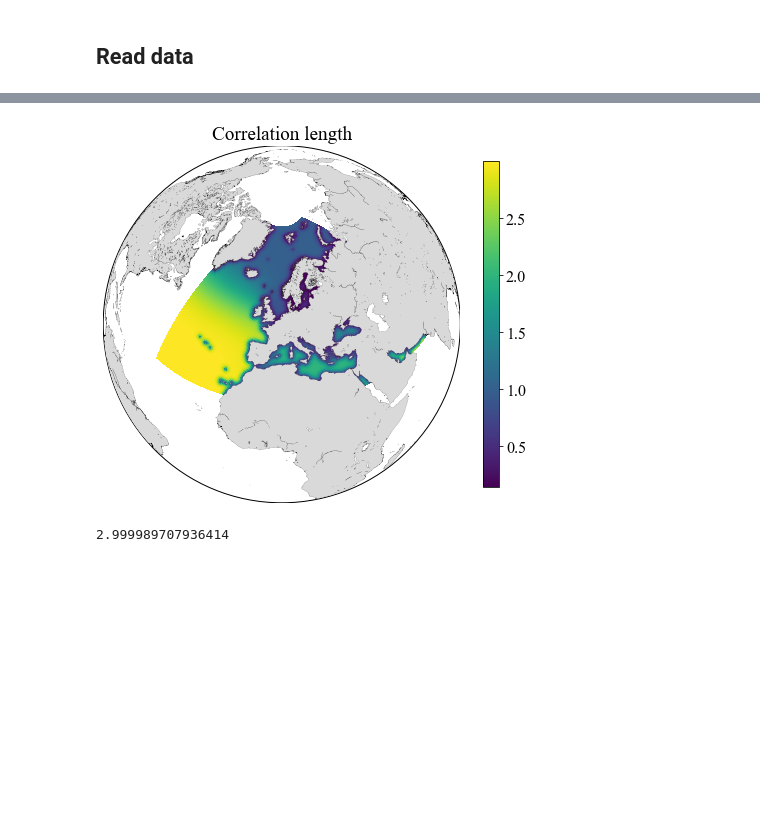
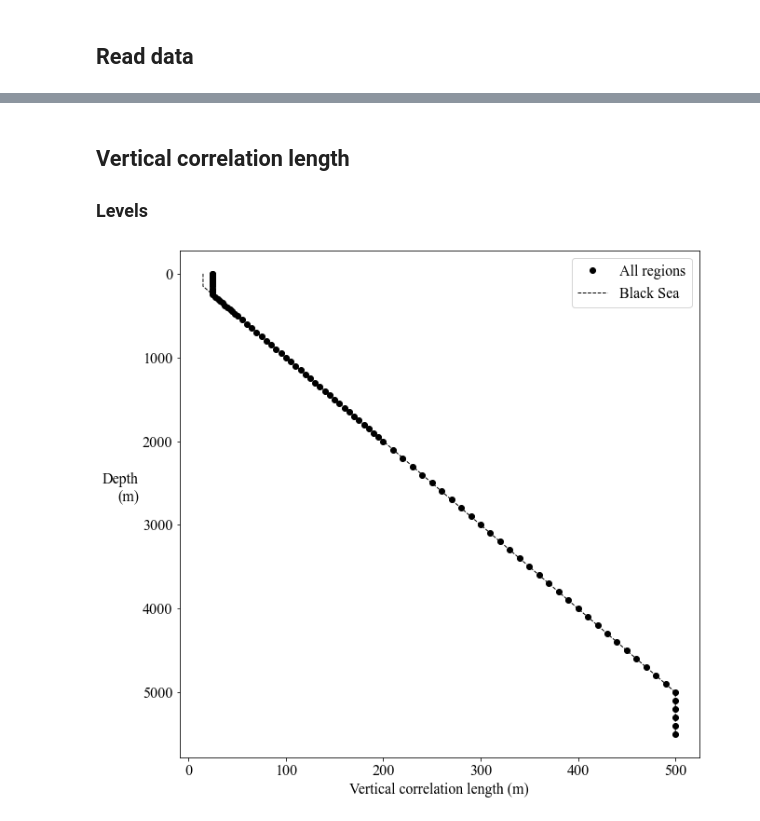
Before and after one commit to gher-uliege/EMODnet-Chemistry, a Jupyter notebook: python/plot_correlation_length.ipynb, the cells around one changed output, grey strips where cells are left out. Cells and saved outputs as stored; diff of their text form; code cells hidden in the pictures; blank space fills up the shorter version.

Commit message:
plot horiz and vertic CL

```diff
--- a/python/plot_correlation_length.ipynb
+++ b/python/plot_correlation_length.ipynb
@@ -50,21 +61,0 @@ with netCDF4.Dataset(CLfile, 'r') as nc:
-# %%
-fig = plt.figure(figsize=(8, 12))
-ax = plt.subplot(111)
-plt.title("Correlation length")
-pcm = m.pcolormesh(llon, llat, CL, latlon=True)
-m.fillcontinents(color=".85", zorder=3)
-m.drawcoastlines(linewidth=0.1, zorder=4)
-cb = plt.colorbar(shrink=0.5)
-
-
-plt.savefig(os.path.join(figdir, f"CLfield"),
-            dpi=300, bbox_inches="tight", facecolor="w",
-                    transparent=False)
-plt.show()
-fig.clf()
-# %% [output]
-[figure, removed]
-# %%
-CL.max()
-# %% [output]
-2.999989707936414
@@ -70,0 +89,30 @@ CL.max()
+# %% [markdown]
+## Vertical correlation length
+### Levels
+# %%
+depthr = [0, 5, 10, 15, 20, 25, 30, 35, 40, 45, 50, 55,
+         60, 65, 70, 75, 80, 85, 90, 95, 100, 125, 150, 175,
+         200, 225, 250, 275, 300, 325, 350, 375, 400, 425, 450,
+         475, 500, 550, 600, 650, 700, 750, 800, 850, 900, 950,
+         1000, 1050, 1100, 1150, 1200, 1250, 1300, 1350, 1400, 1450, 1500,
+         1550, 1600, 1650, 1700, 1750, 1800, 1850, 1900, 1950, 2000, 2100,
+         2200, 2300, 2400, 2500, 2600, 2700, 2800, 2900, 3000, 3100, 3200,
+         3300, 3400, 3500, 3600, 3700, 3800, 3900, 4000, 4100, 4200, 4300,
+         4400, 4500, 4600, 4700, 4800, 4900, 5000, 5100, 5200, 5300, 5400, 5500]
+# %%
+lenz1 = [np.min((np.max((25, ddd/10.)), 500.)) for ddd in depthr]
+lenz2 = [np.min((np.max((15, ddd/10.)), 500.)) for ddd in depthr]
+
+fig = plt.figure(figsize=(10, 10))
+ax = plt.subplot(111)
+ax.plot(lenz1, depthr, "ko", lw=1, label="All regions")
+ax.plot(lenz2, depthr, "k--", lw=1, label="Black Sea")
+plt.gca().invert_yaxis()
+ax.set_ylabel("Depth\n(m)", rotation=0, ha="right", fontsize=16)
+ax.set_xlabel("Vertical correlation length (m)", fontsize=16)
+plt.legend()
+plt.savefig(os.path.join(figdir, "vertical_correlation.jpg"))
+plt.show()
+plt.close()
+# %% [output]
+[figure, added]
```
Also changed, not shown: parts of 10 cells of this notebook.
